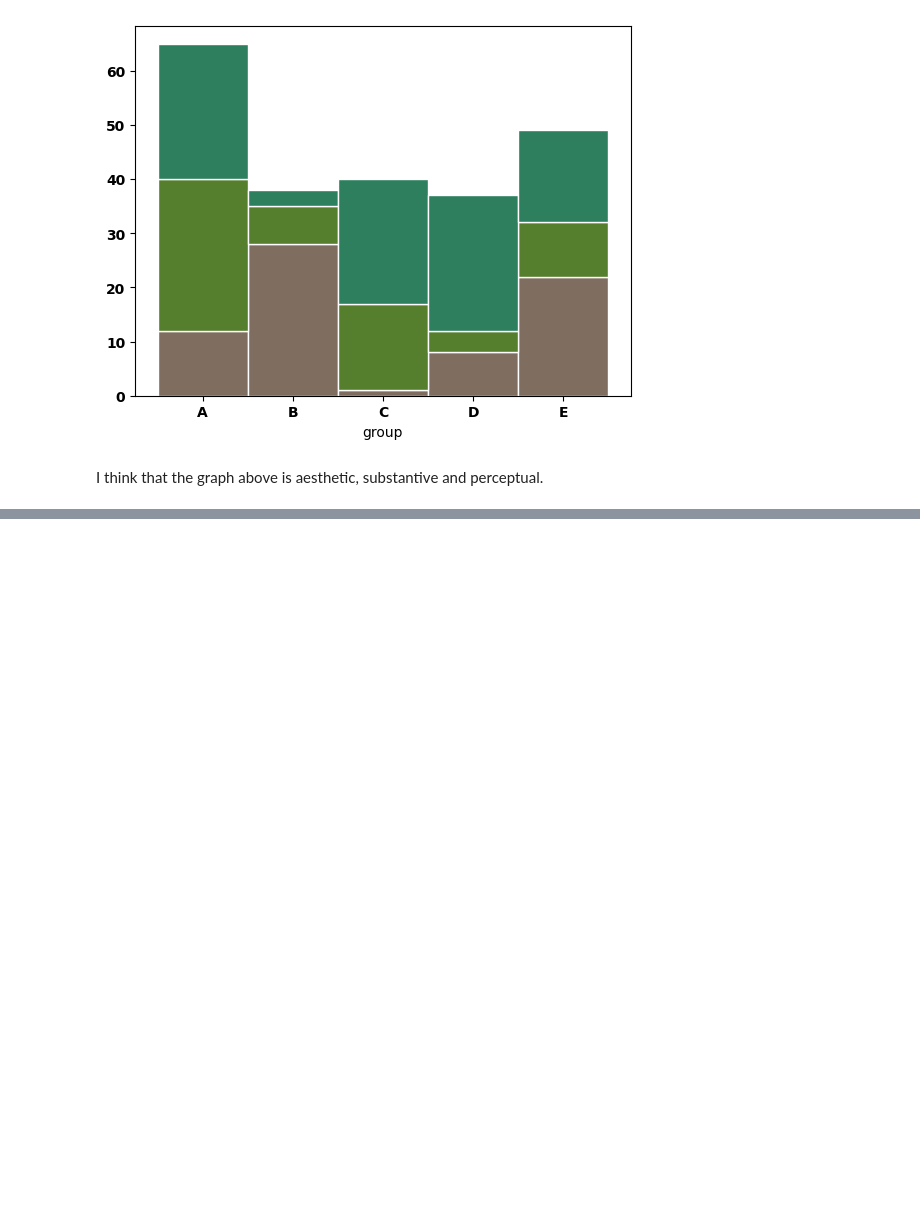
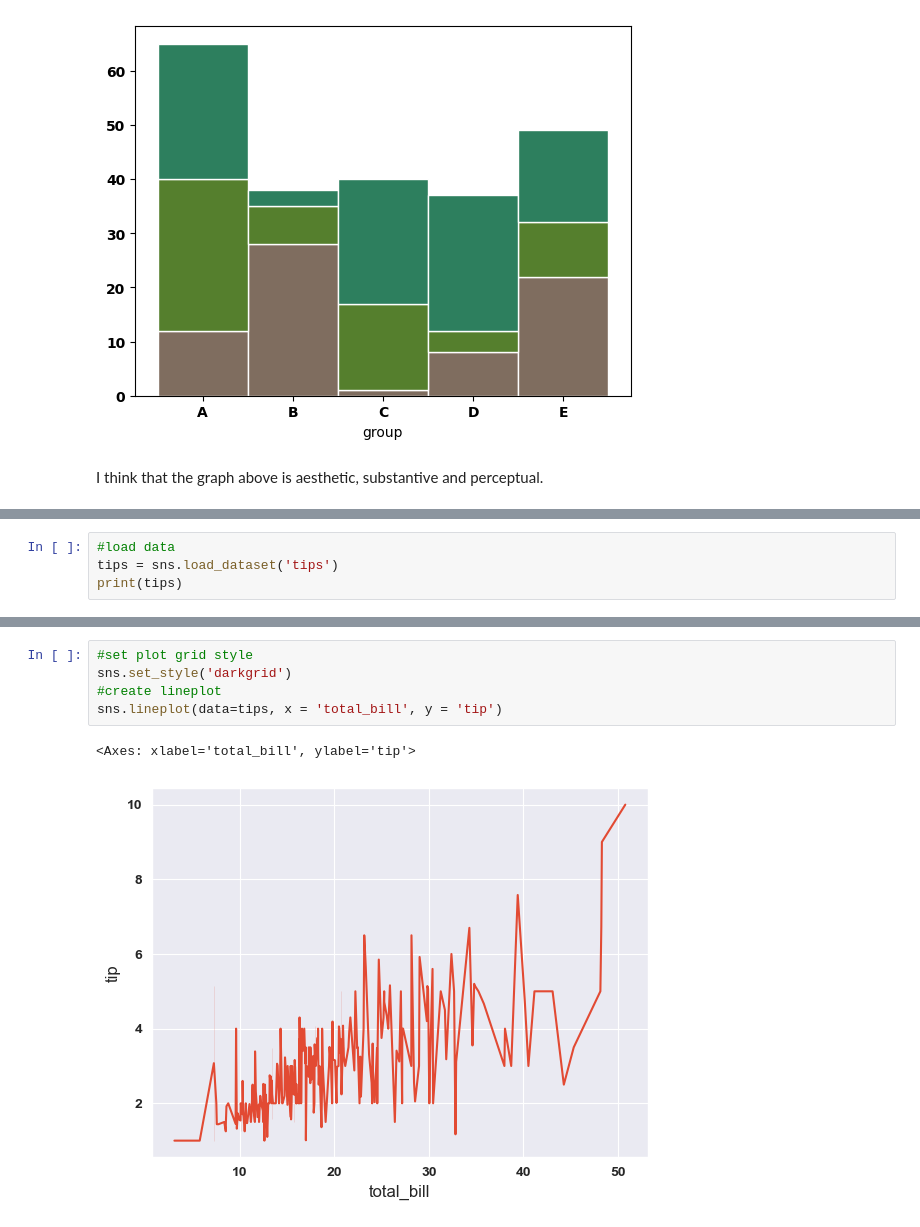
Before and after one commit to ibikadaeze/visualization, a Jupyter notebook: 02_activities/assignments/assignment-1.ipynb, the cells around one changed output, grey strips where cells are left out. Saved outputs shown, nothing was run; the diff lists cells and outputs as text; blank space fills up the shorter version.

```diff
--- a/02_activities/assignments/assignment-1.ipynb
+++ b/02_activities/assignments/assignment-1.ipynb
@@ -284,0 +385,4 @@ ax.plot(x,y2,color='blue', label='person 2')
+# %%
+#load data
+tips = sns.load_dataset('tips')
+print(tips)
@@ -284,0 +404,8 @@ ax.plot(x,y2,color='blue', label='person 2')
+# %%
+#set plot grid style
+sns.set_style('darkgrid')
+#create lineplot
+sns.lineplot(data=tips, x = 'total_bill', y = 'tip')
+# %% [output]
+<Axes: xlabel='total_bill', ylabel='tip'>
+[figure, added]
```
Also changed, not shown: parts of 61 cells of this notebook, 1 other file.
